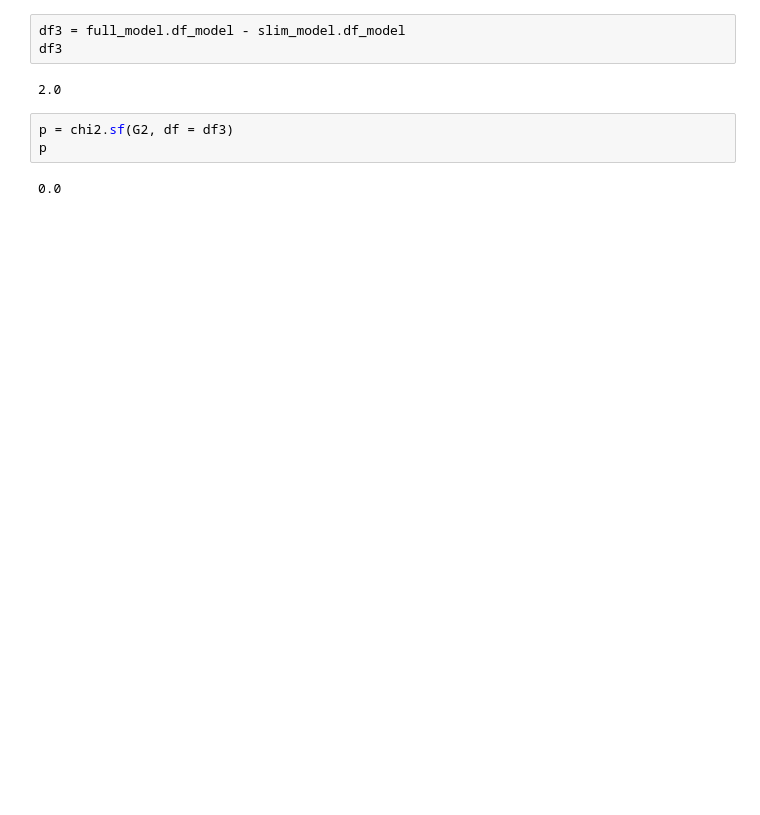
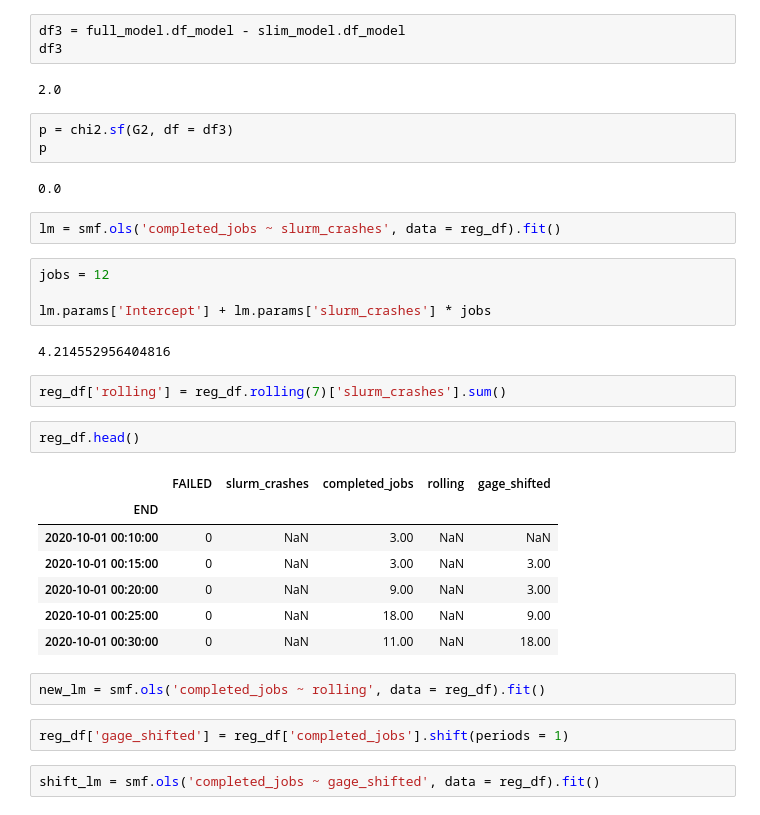
Before and after one commit to nss-data-science-cohort-8/nss-data-science-cohort-8-classroom-accre-accre, a Jupyter notebook: notebooks/regression_clj.ipynb, the cells around one changed output. Saved outputs shown, nothing was run; the diff lists cells and outputs as text; blank space fills up the shorter version.

```diff
--- a/notebooks/regression_clj.ipynb
+++ b/notebooks/regression_clj.ipynb
@@ -159,3 +274,29 @@ p = chi2.sf(G2, df = df3)
 p
 # %% [output]
 0.0
+# %%
+lm = smf.ols('completed_jobs ~ slurm_crashes', data = reg_df).fit()
+# %%
+jobs = 12
+
+lm.params['Intercept'] + lm.params['slurm_crashes'] * jobs
+# %% [output]
+4.214552956404816
+# %%
+reg_df['rolling'] = reg_df.rolling(7)['slurm_crashes'].sum()
+# %%
+reg_df.head()
+# %% [output]
+|  | FAILED | slurm_crashes | completed_jobs | rolling | gage_shifted |
+| END |  |  |  |  |  |
+| 2020-10-01 00:10:00 | 0 | NaN | 3.00 | NaN | NaN |
+| 2020-10-01 00:15:00 | 0 | NaN | 3.00 | NaN | 3.00 |
+| 2020-10-01 00:20:00 | 0 | NaN | 9.00 | NaN | 3.00 |
+| 2020-10-01 00:25:00 | 0 | NaN | 18.00 | NaN | 9.00 |
+| 2020-10-01 00:30:00 | 0 | NaN | 11.00 | NaN | 18.00 |
+# %%
+new_lm = smf.ols('completed_jobs ~ rolling', data = reg_df).fit()
+# %%
+reg_df['gage_shifted'] = reg_df['completed_jobs'].shift(periods = 1)
+# %%
+shift_lm = smf.ols('completed_jobs ~ gage_shifted', data = reg_df).fit()
```
Also changed, not shown: parts of 24 cells of this notebook.
